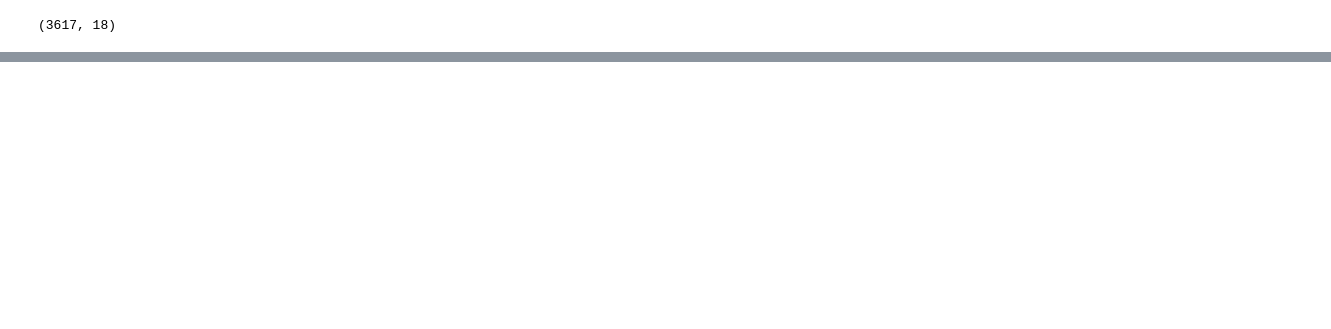
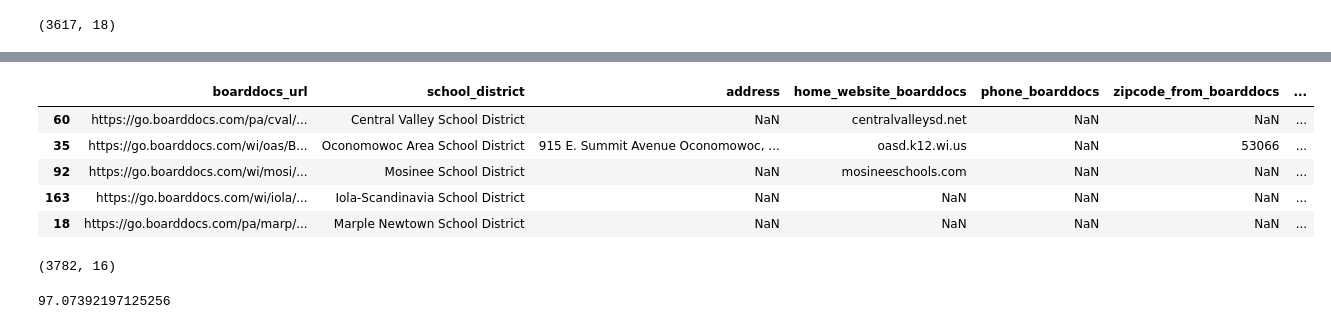
Before and after one commit to audrey-tan/cepr_boarddocs, a Jupyter notebook: deliverable2/merge_nces.ipynb, the cells around one changed output, grey strips where cells are left out. Drawn from its saved outputs; the diff is of its cells as text; code cells hidden in the pictures; blank space fills up the shorter version.

```diff
--- a/deliverable2/merge_nces.ipynb
+++ b/deliverable2/merge_nces.ipynb
@@ -262,0 +282,4 @@ matched.shape
+# %%
+# get the remaining boarddocs and nces
+boarddocs_df = boarddocs_df[~boarddocs_df["boarddocs_url"].isin(matched["boarddocs_url"])]
+nces_df = nces_df[~nces_df["LEAID"].isin(matched["LEAID"])]
@@ -262,0 +332,21 @@ matched.shape
+# %%
+# now merge by name
+SD_pattern = r"\b(SD)\b"
+school_district_pattern = r"\b(school district)\b"
+space_pattern = r"\s"
+
+# remove SD
+boarddocs_df["cleaned_name"] = boarddocs_df["school_district"].str.replace(SD_pattern, '', regex=True)
+nces_df["cleaned_name"] = nces_df["LEA_NAME"].str.replace(SD_pattern, '', regex=True)
+
+# lower case it
+boarddocs_df["cleaned_name"] = boarddocs_df["cleaned_name"].str.lower()
+nces_df["cleaned_name"] = nces_df["cleaned_name"].str.lower()
+
+# remove school district
+boarddocs_df["cleaned_name"] = boarddocs_df["cleaned_name"].str.replace(school_district_pattern, '', regex=True)
+nces_df["cleaned_name"] = nces_df["cleaned_name"].str.replace(school_district_pattern, '', regex=True)
+
+# remove spaces
+boarddocs_df["cleaned_name"] = boarddocs_df["cleaned_name"].str.replace(space_pattern, '', regex=True)
+nces_df["cleaned_name"] = nces_df["cleaned_name"].str.replace(space_pattern, '', regex=True)
@@ -262,0 +372,10 @@ matched.shape
+# %%
+# check it
+df.sample(5)
+# %% [output]
+|  | boarddocs_url | school_district | address | home_website_boarddocs | phone_boarddocs | zipcode_from_boarddocs | ... |
+| 60 | https://go.boarddocs.com/pa/cval/... | Central Valley School District | NaN | centralvalleysd.net | NaN | NaN | ... |
+| 35 | https://go.boarddocs.com/wi/oas/B... | Oconomowoc Area School District | 915 E. Summit Avenue Oconomowoc, ... | oasd.k12.wi.us | NaN | 53066 | ... |
+| 92 | https://go.boarddocs.com/wi/mosi/... | Mosinee School District | NaN | mosineeschools.com | NaN | NaN | ... |
+| 163 | https://go.boarddocs.com/wi/iola/... | Iola-Scandinavia School District | NaN | NaN | NaN | NaN | ... |
+| 18 | https://go.boarddocs.com/pa/marp/... | Marple Newtown School District | NaN | NaN | NaN | NaN | ... |
@@ -263 +386,11 @@ matched.shape
+# %%
+matched = pd.concat([matched, df])
+matched.shape
+# %% [output]
+(3782, 16)
+# %%
+# match percentage
+matched.shape[0] / pd.read_csv("../deliverable1/release/deliverable_1.csv").shape[0] * 100
+# %% [output]
+97.07392197125256
 # %%
```
Also changed, not shown: parts of 21 cells of this notebook, 4 other files.
